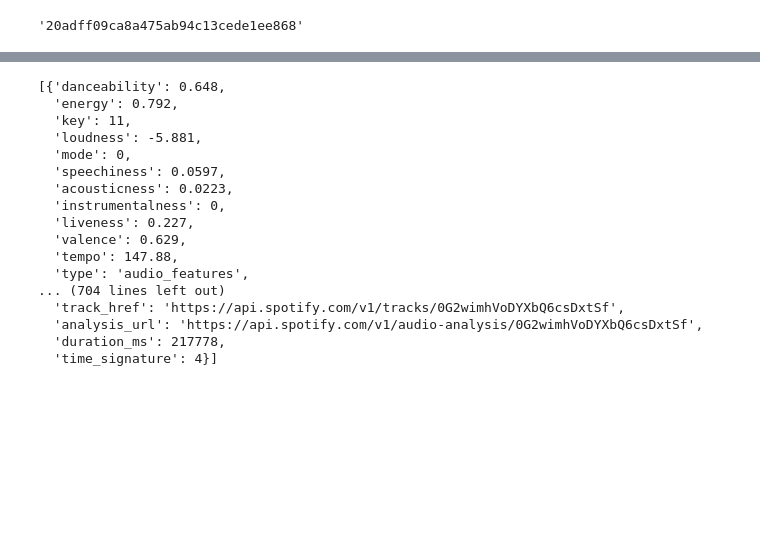
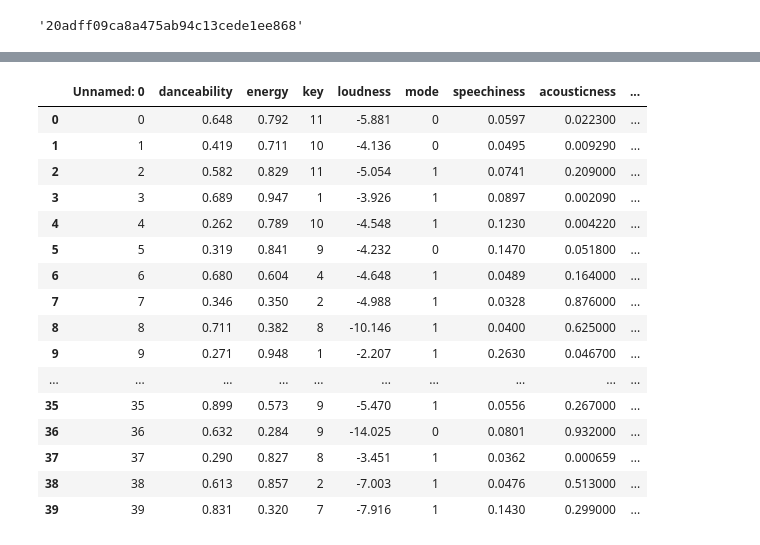
Before and after one commit to KristinBJ98/spotify_api_project, a Jupyter notebook: Spotify_Project 1 (1).ipynb, the cells around one changed output, grey strips where cells are left out. Cells and saved outputs as stored; diff of their text form; code cells hidden in the pictures; blank space fills up the shorter version.

Commit message:
dataset 1 save
Dataset 1 save

```diff
--- a/Spotify_Project 1 (1).ipynb
+++ b/Spotify_Project 1 (1).ipynb
@@ -146,25 +85,5 @@ my_top_songs_df
 # %%
 features = sp.audio_features(my_top_songs_df['uri'])
-# %%
-features
-# %% [output]
-[{'danceability': 0.648,
-  'energy': 0.792,
-  'key': 11,
-  'loudness': -5.881,
-  'mode': 0,
-  'speechiness': 0.0597,
-  'acousticness': 0.0223,
-  'instrumentalness': 0,
-  'liveness': 0.227,
-  'valence': 0.629,
-  'tempo': 147.88,
-  'type': 'audio_features',
-... (704 lines left out)
-  'track_href': 'https://api.spotify.com/v1/tracks/0G2wimhVoDYXbQ6csDxtSf',
-  'analysis_url': 'https://api.spotify.com/v1/audio-analysis/0G2wimhVoDYXbQ6csDxtSf',
-  'duration_ms': 217778,
-  'time_signature': 4}]
 # %%
 Df_features = pd.DataFrame(features)
 # %%
@@ -171 +91,21 @@ Df_features = pd.DataFrame(features)
 Df_features.to_csv("Data/Top_song_features.csv")
+# %%
+Dataset_2 = pd.read_csv("Data/Top_song_features.csv")
+# %% [output]
+|  | Unnamed: 0 | danceability | energy | key | loudness | mode | speechiness | acousticness | ... |
+| 0 | 0 | 0.648 | 0.792 | 11 | -5.881 | 0 | 0.0597 | 0.022300 | ... |
+| 1 | 1 | 0.419 | 0.711 | 10 | -4.136 | 0 | 0.0495 | 0.009290 | ... |
+| 2 | 2 | 0.582 | 0.829 | 11 | -5.054 | 1 | 0.0741 | 0.209000 | ... |
+| 3 | 3 | 0.689 | 0.947 | 1 | -3.926 | 1 | 0.0897 | 0.002090 | ... |
+| 4 | 4 | 0.262 | 0.789 | 10 | -4.548 | 1 | 0.1230 | 0.004220 | ... |
+| 5 | 5 | 0.319 | 0.841 | 9 | -4.232 | 0 | 0.1470 | 0.051800 | ... |
+| 6 | 6 | 0.680 | 0.604 | 4 | -4.648 | 1 | 0.0489 | 0.164000 | ... |
+| 7 | 7 | 0.346 | 0.350 | 2 | -4.988 | 1 | 0.0328 | 0.876000 | ... |
+| 8 | 8 | 0.711 | 0.382 | 8 | -10.146 | 1 | 0.0400 | 0.625000 | ... |
+| 9 | 9 | 0.271 | 0.948 | 1 | -2.207 | 1 | 0.2630 | 0.046700 | ... |
+| ... | ... | ... | ... | ... | ... | ... | ... | ... | ... |
+| 35 | 35 | 0.899 | 0.573 | 9 | -5.470 | 1 | 0.0556 | 0.267000 | ... |
+| 36 | 36 | 0.632 | 0.284 | 9 | -14.025 | 0 | 0.0801 | 0.932000 | ... |
+| 37 | 37 | 0.290 | 0.827 | 8 | -3.451 | 1 | 0.0362 | 0.000659 | ... |
+| 38 | 38 | 0.613 | 0.857 | 2 | -7.003 | 1 | 0.0476 | 0.513000 | ... |
+| 39 | 39 | 0.831 | 0.320 | 7 | -7.916 | 1 | 0.1430 | 0.299000 | ... |
```
Also changed, not shown: parts of 18 cells of this notebook, 2 other files.
